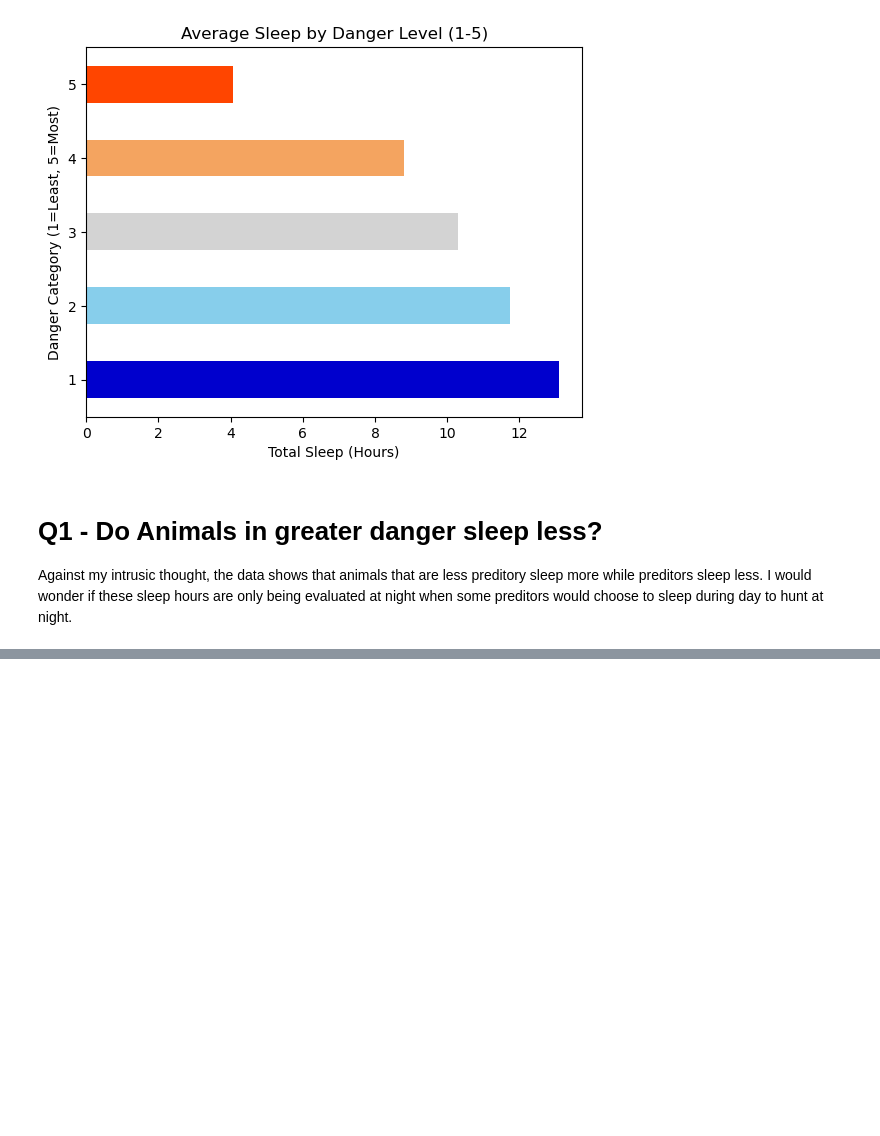
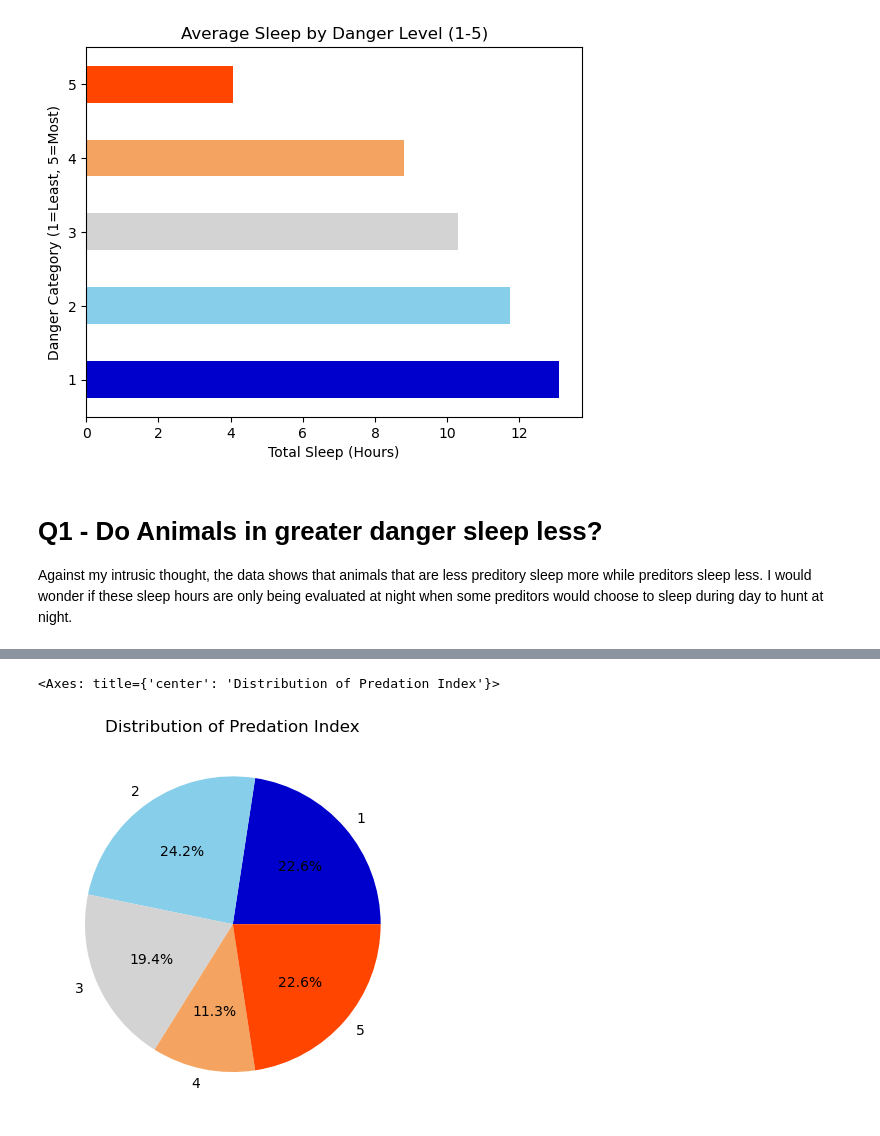
Before and after one commit to Umbretemp/Data_Visualization_And_Modeling, a Jupyter notebook: Lab/1.5 Intro to Python and Pandas Lab.ipynb, the cells around one changed output, grey strips where cells are left out. Drawn from its saved outputs; the diff is of its cells as text; code cells hidden in the pictures; blank space fills up the shorter version.

```diff
--- a/Lab/1.5 Intro to Python and Pandas Lab.ipynb
+++ b/Lab/1.5 Intro to Python and Pandas Lab.ipynb
@@ -82,0 +165,9 @@ sleep_df.plot(kind='scatter',
+# %%
+predation_counts.plot(kind='pie',
+                      title='Distribution of Predation Index',
+                      ylabel='',  # Hide the 'predation_index' label on the left
+                      autopct='%1.1f%%', # Show percentages
+                      colors=custom_colors)
+# %% [output]
+<Axes: title={'center': 'Distribution of Predation Index'}>
+[figure, added]
```
Also changed, not shown: parts of 12 cells of this notebook.
